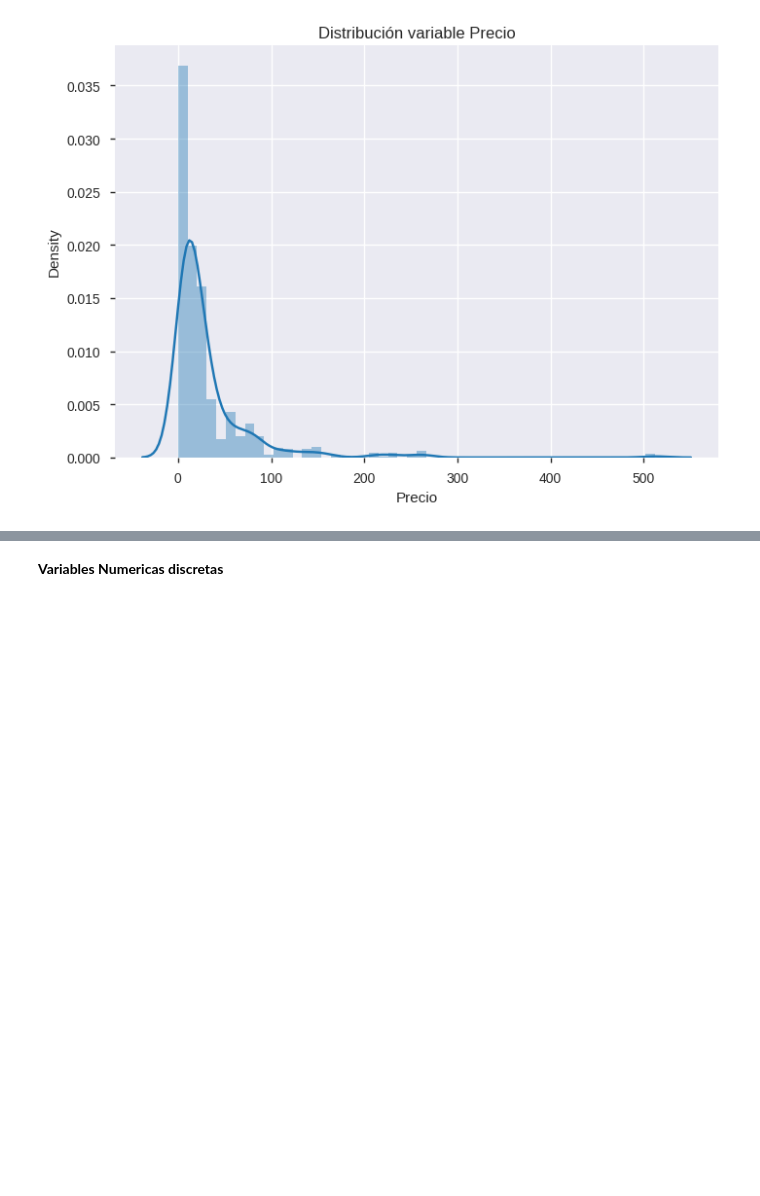
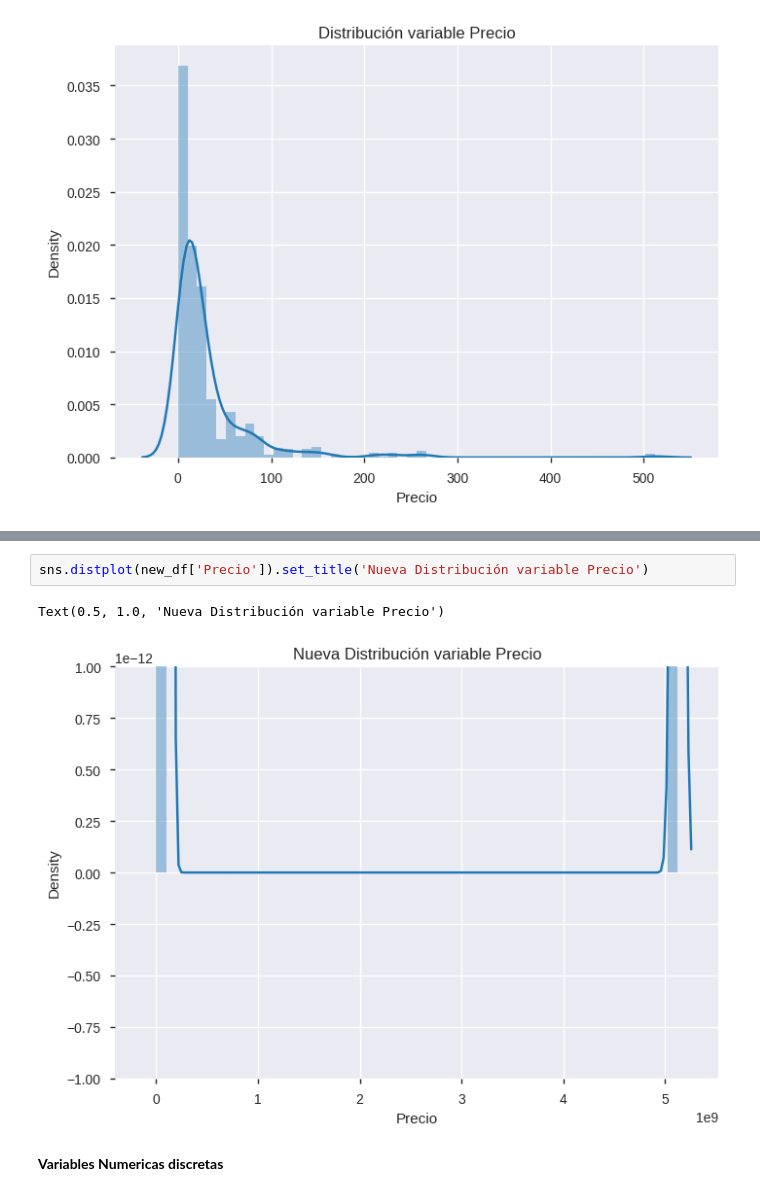
Before and after one commit to LinaTobon/Intro_Estadistica, a Jupyter notebook: Fundamentos_Estadística.ipynb, the cells around one changed output, grey strips where cells are left out. Drawn from its saved outputs; the diff is of its cells as text; blank space fills up the shorter version.

```diff
--- a/Fundamentos_Estadística.ipynb
+++ b/Fundamentos_Estadística.ipynb
@@ -376,3 +382,8 @@ Text(0.5, 1.0, 'Distribución variable Precio')
+# %%
+sns.distplot(new_df['Precio']).set_title('Nueva Distribución variable Precio')
+# %% [output]
+Text(0.5, 1.0, 'Nueva Distribución variable Precio')
+[figure, added]
 # %% [markdown]
  **Variables Numericas discretas**
 # %%
```
Also changed, not shown: parts of 2 cells of this notebook.
